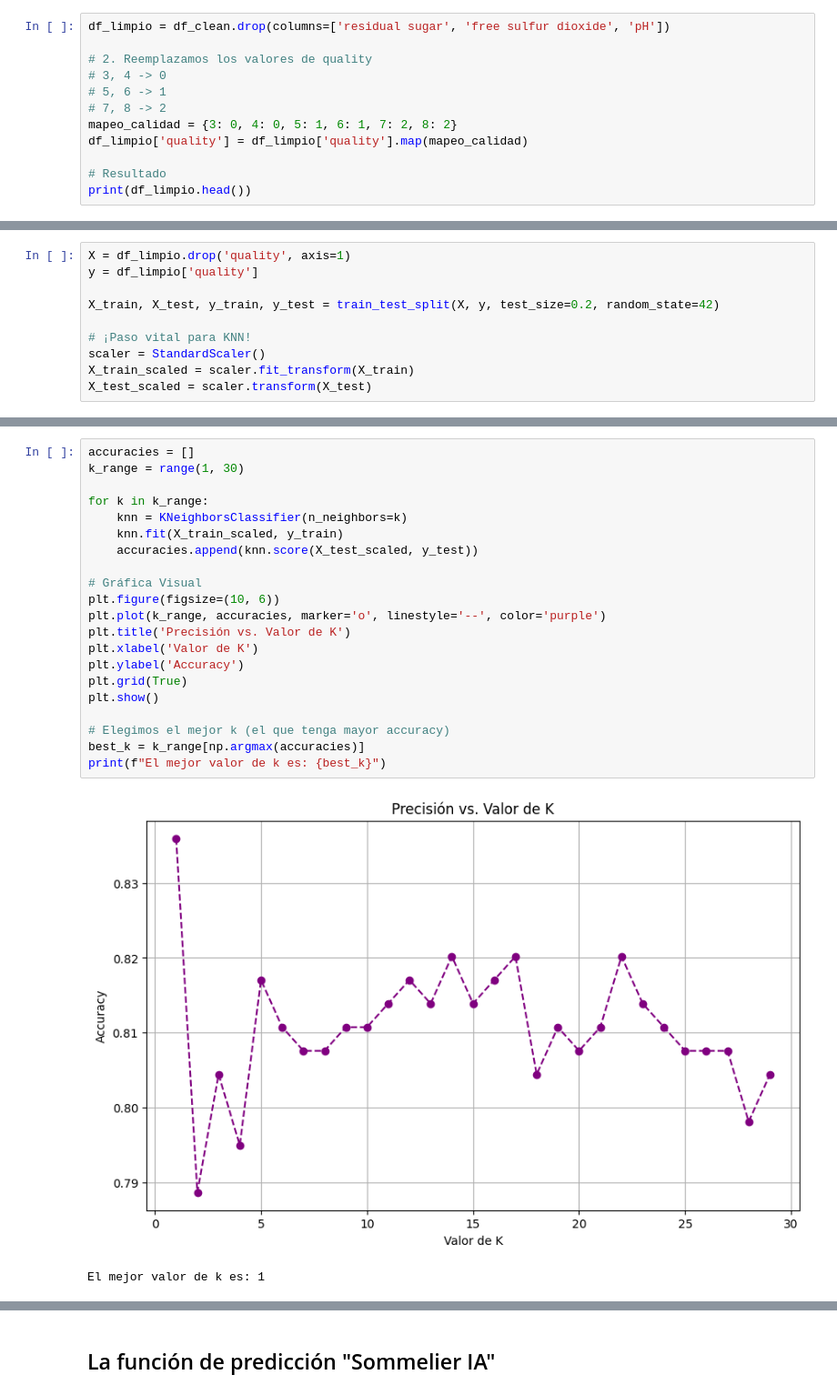
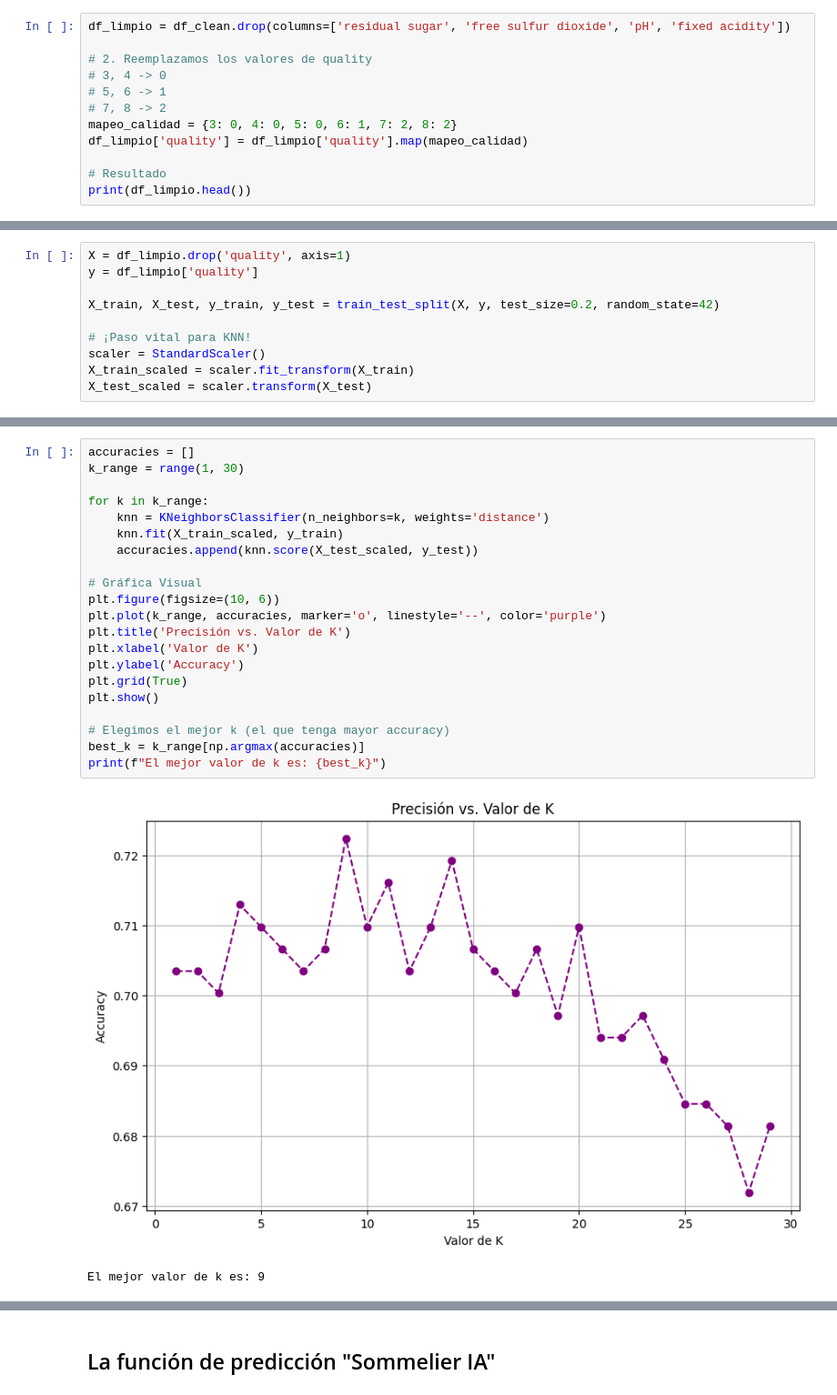
Before and after one commit to 4GeeksAcademy/IgnacioSabinoG-IntroML, a Jupyter notebook: src/08-k-nearest-neighbours-winequality-red.ipynb, the cells around one changed output, grey strips where cells are left out. Shown at 91% size. Cells and saved outputs as stored; diff of their text form.

```diff
--- a/src/08-k-nearest-neighbours-winequality-red.ipynb
+++ b/src/08-k-nearest-neighbours-winequality-red.ipynb
@@ -202,13 +202,13 @@ Zona de estabilidad: Entre K 14 y 19 están los mejores resultados. Esto es much
 # %% [markdown]
 ## Eliminación de variables de baja correlación
 # %%
-df_limpio = df_clean.drop(columns=['residual sugar', 'free sulfur dioxide', 'pH'])
+df_limpio = df_clean.drop(columns=['residual sugar', 'free sulfur dioxide', 'pH', 'fixed acidity'])
 
 # 2. Reemplazamos los valores de quality
 # 3, 4 -> 0
 # 5, 6 -> 1
 # 7, 8 -> 2
-mapeo_calidad = {3: 0, 4: 0, 5: 1, 6: 1, 7: 2, 8: 2}
+mapeo_calidad = {3: 0, 4: 0, 5: 0, 6: 1, 7: 2, 8: 2}
 df_limpio['quality'] = df_limpio['quality'].map(mapeo_calidad)
 
 # Resultado
@@ -240,27 +242,27 @@ X_test_scaled = scaler.transform(X_test)
 # %%
 accuracies = []
 k_range = range(1, 30)
 
 for k in k_range:
-    knn = KNeighborsClassifier(n_neighbors=k)
+    knn = KNeighborsClassifier(n_neighbors=k, weights='distance')
     knn.fit(X_train_scaled, y_train)
     accuracies.append(knn.score(X_test_scaled, y_test))
 
 # Gráfica Visual
 plt.figure(figsize=(10, 6))
 plt.plot(k_range, accuracies, marker='o', linestyle='--', color='purple')
 plt.title('Precisión vs. Valor de K')
 plt.xlabel('Valor de K')
 plt.ylabel('Accuracy')
 plt.grid(True)
 plt.show()
 
 # Elegimos el mejor k (el que tenga mayor accuracy)
 best_k = k_range[np.argmax(accuracies)]
 print(f"El mejor valor de k es: {best_k}")
 # %% [output]
-[figure, old version]
+[figure, new version]
-El mejor valor de k es: 1
+El mejor valor de k es: 9
 # %% [markdown]
 Es notable cómo mejora con la eliminación de las variables que no tienen mucha correlación y reagrupamos las clases de quality.
 
```
Also changed, not shown: parts of 5 cells of this notebook.
